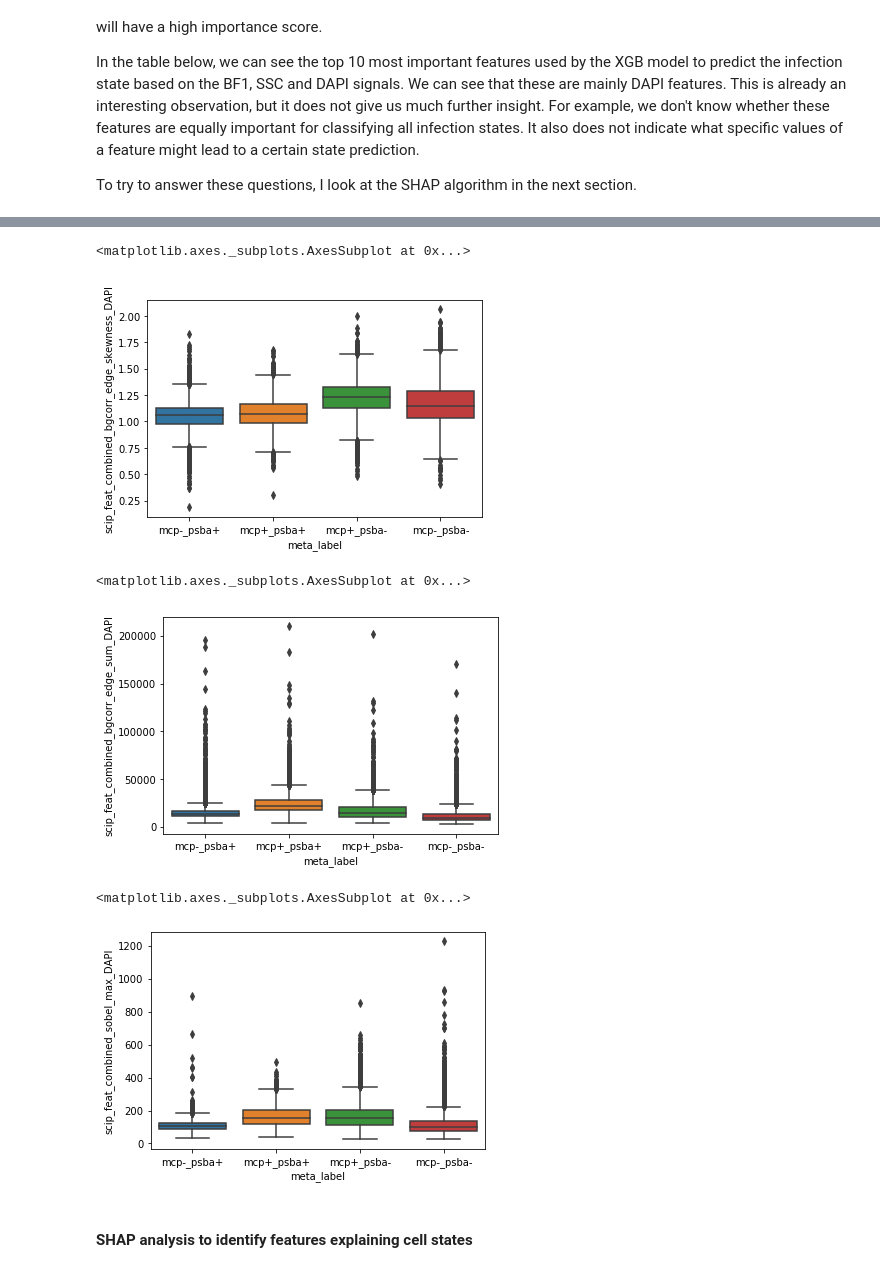
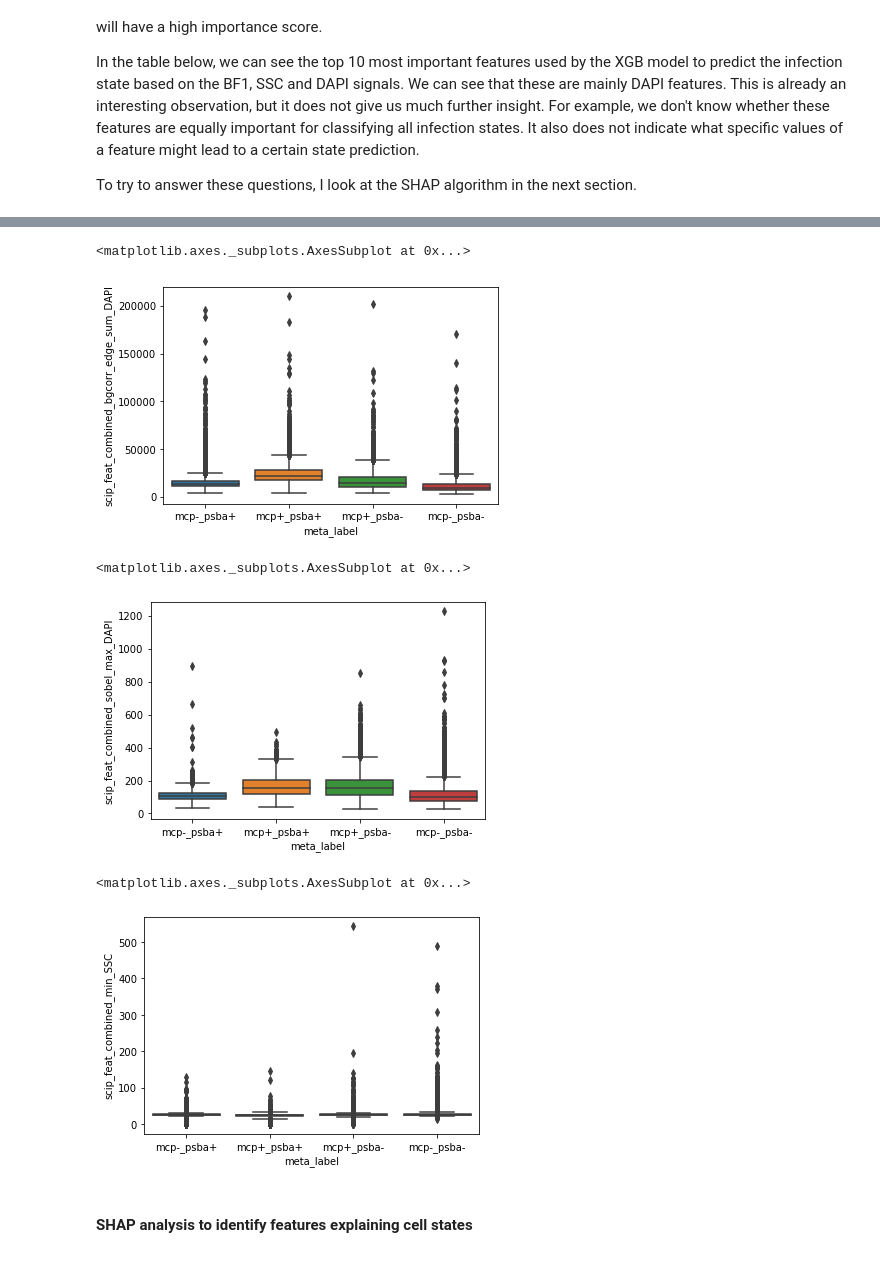
Before and after one commit to harel-coffee/SCIP-use-case-workflows-auto, a Jupyter notebook: notebooks/Infection State Prediction Using Generic Channels.ipynb, the cells around one changed output, grey strips where cells are left out. Saved outputs shown, nothing was run; the diff lists cells and outputs as text; code cells hidden in the pictures.

```diff
--- a/notebooks/Infection State Prediction Using Generic Channels.ipynb
+++ b/notebooks/Infection State Prediction Using Generic Channels.ipynb
@@ -480,0 +511,11 @@ ConfusionMatrixDisplay.from_predictions(y_test, preds, display_labels=enc.classe
+# %%
+model = XGBClassifier(
+    booster="gbtree",
+    objective="multi:softmax",
+    eval_metric="merror",
+    tree_method="gpu_hist",
+    use_label_encoder=False,
+    n_estimators=1000,
+    learning_rate=0.5,
+    max_depth=3
+).fit(Xs_train, y_train)
@@ -506,32 +562,32 @@ pandas.DataFrame(dict(feature = Xs.columns[s[-10:][::-1]], importance=model.feat
 # %%
 seaborn.boxplot(
     data=df_train,
-    y="scip_feat_combined_bgcorr_edge_skewness_DAPI",
+    y=Xs.columns[s[-10:][::-1][0]],
     x="meta_label"
 )
 # %% [output]
 <matplotlib.axes._subplots.AxesSubplot at 0x...>
-[figure, old version]
+[figure, new version]
 # %%
 seaborn.boxplot(
     data=df_train,
-    y="scip_feat_combined_bgcorr_edge_sum_DAPI",
+    y=Xs.columns[s[-10:][::-1][1]],
     x="meta_label",
     hue_order=["mcp-_psba+", "mcp+_psba+", "mcp+_psba-", "mcp-_psba-"]
 )
 # %% [output]
 <matplotlib.axes._subplots.AxesSubplot at 0x...>
-[figure, old version]
+[figure, new version]
 # %%
 seaborn.boxplot(
     data=df_train,
-    y="scip_feat_combined_sobel_max_DAPI",
+    y=Xs.columns[s[-10:][::-1][7]],
     x="meta_label",
     hue_order=["mcp-_psba+", "mcp+_psba+", "mcp+_psba-", "mcp-_psba-"]
 )
 # %% [output]
 <matplotlib.axes._subplots.AxesSubplot at 0x...>
-[figure, old version]
+[figure, new version]
 # %% [markdown]
 #### SHAP analysis to identify features explaining cell states
 # %%
```
Also changed, not shown: parts of 17 cells of this notebook, 1 other file.
